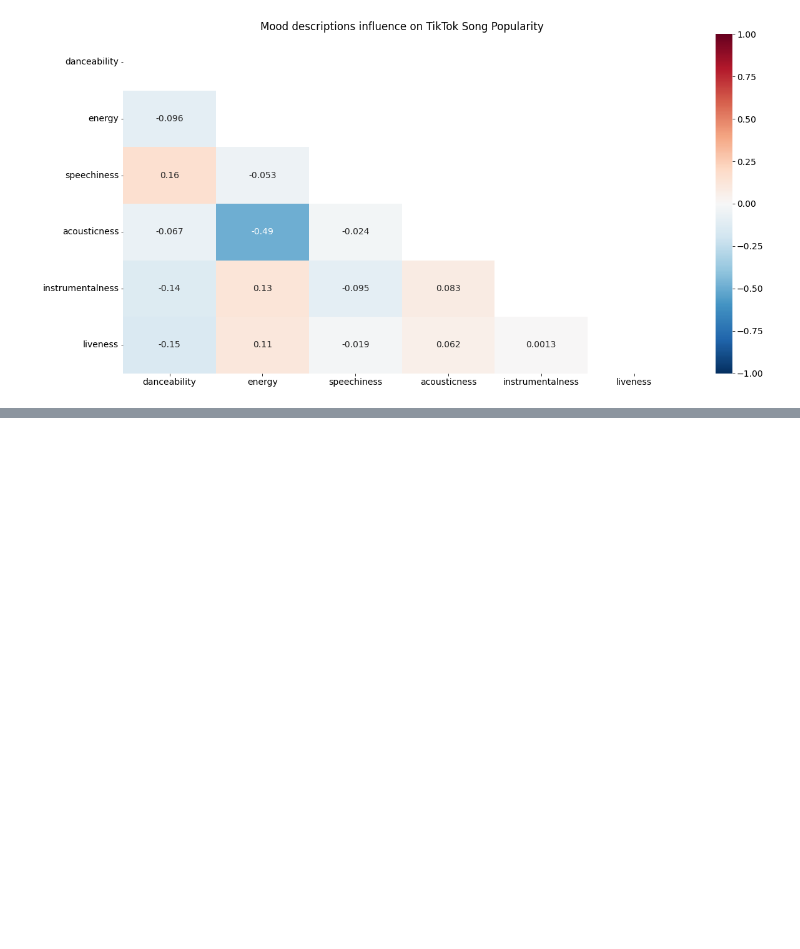
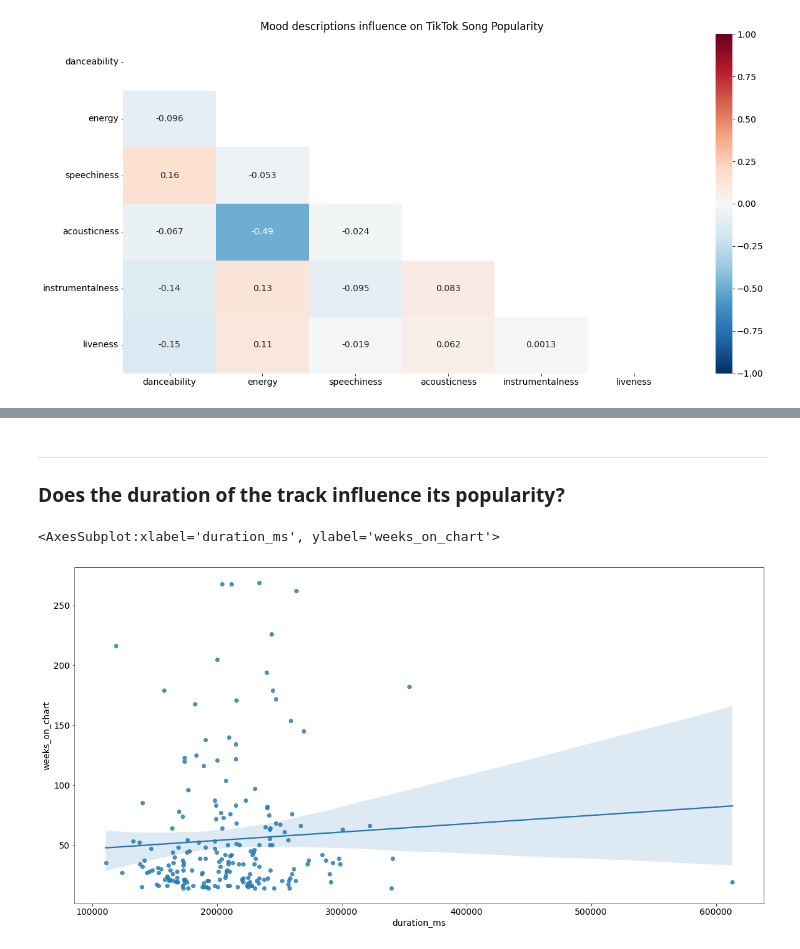
Before and after one commit to fdac23/TikTok_Vs._Spotify, a Jupyter notebook: file.ipynb, the cells around one changed output, grey strips where cells are left out. Saved outputs shown, nothing was run; the diff lists cells and outputs as text; code cells hidden in the pictures; blank space fills up the shorter version.

```diff
--- a/file.ipynb
+++ b/file.ipynb
@@ -125,0 +191,9 @@ sns.heatmap(selected_tiktok[columns_mood].corr(), data = selected_tiktok[columns
+# %% [markdown]
+---
+
+### Does the duration of the track influence its popularity?
+# %%
+sns.regplot(x=selected_spodify["duration_ms"], y=selected_spodify["weeks_on_chart"])
+# %% [output]
+<AxesSubplot:xlabel='duration_ms', ylabel='weeks_on_chart'>
+[figure, added]
```
Also changed, not shown: parts of 20 cells of this notebook.
